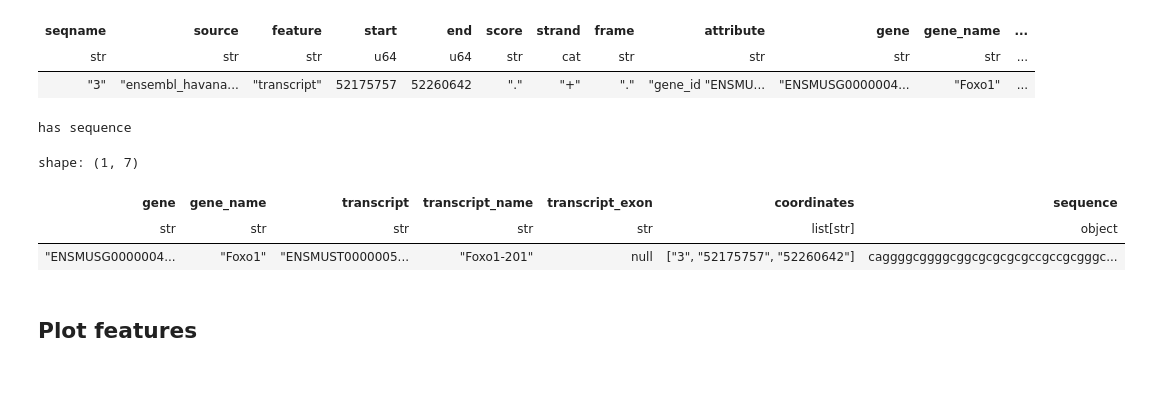
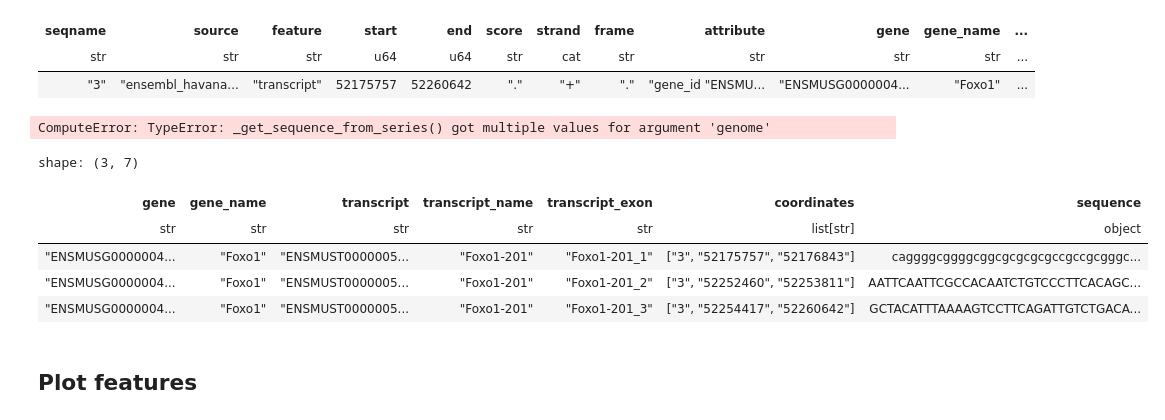
Before and after one commit to antonkulaga/genotations, a Jupyter notebook: examples/explore_mouse.ipynb, the cells around one changed output. Saved outputs shown, nothing was run; the diff lists cells and outputs as text; code cells hidden in the pictures; blank space fills up the shorter version.

```diff
--- a/examples/explore_mouse.ipynb
+++ b/examples/explore_mouse.ipynb
@@ -159,14 +167,20 @@ shape: (1, 17)
 | seqname | source | feature | start | end | score | strand | frame | attribute | gene | gene_name | ... |
 | str | str | str | u64 | u64 | str | cat | str | str | str | str | ... |
 | "3" | "ensembl_havana... | "transcript" | 52175757 | 52260642 | "." | "+" | "." | "gene_id "ENSMU... | "ENSMUSG0000004... | "Foxo1" | ... |
+# %%
+mouse_foxo_coding_transcripts.with_sequences(mouse.genome, False).with_genes_transcripts_coordinates_only().annotations_df#.with_genes_only().annotations_df
+#mouse_foxo_coding_transcripts.with_sequences(mouse.genome, False).with_genes_transcripts_exons_coordinates_only()
+# %% [output]
+ComputeError: TypeError: _get_sequence_from_series() got multiple values for argument 'genome'
 # %%
-mouse_foxo_coding_transcripts.with_sequences(mouse.genome, False).with_genes_transcripts_exons_coordinates_only().annotations_df
+mouse.annotations.with_gene_name_contains("Foxo1").protein_coding().with_sequences(mouse.genome, False).with_genes_transcripts_exons_coordinates_only().annotations_df
 # %% [output]
-has sequence
+shape: (3, 7)
-shape: (1, 7)
 | gene | gene_name | transcript | transcript_name | transcript_exon | coordinates | sequence |
 | str | str | str | str | str | list[str] | object |
-| "ENSMUSG0000004... | "Foxo1" | "ENSMUST0000005... | "Foxo1-201" | null | ["3", "52175757", "52260642"] | caggggcggggcggcgcgcgcgccgccgcgggc... |
+| "ENSMUSG0000004... | "Foxo1" | "ENSMUST0000005... | "Foxo1-201" | "Foxo1-201_1" | ["3", "52175757", "52176843"] | caggggcggggcggcgcgcgcgccgccgcgggc... |
+| "ENSMUSG0000004... | "Foxo1" | "ENSMUST0000005... | "Foxo1-201" | "Foxo1-201_2" | ["3", "52252460", "52253811"] | AATTCAATTCGCCACAATCTGTCCCTTCACAGC... |
+| "ENSMUSG0000004... | "Foxo1" | "ENSMUST0000005... | "Foxo1-201" | "Foxo1-201_3" | ["3", "52254417", "52260642"] | GCTACATTTAAAAGTCCTTCAGATTGTCTGACA... |
 # %% [markdown]
 ## Plot features
 # %%
```
Also changed, not shown: parts of 8 cells of this notebook, 3 other files.
